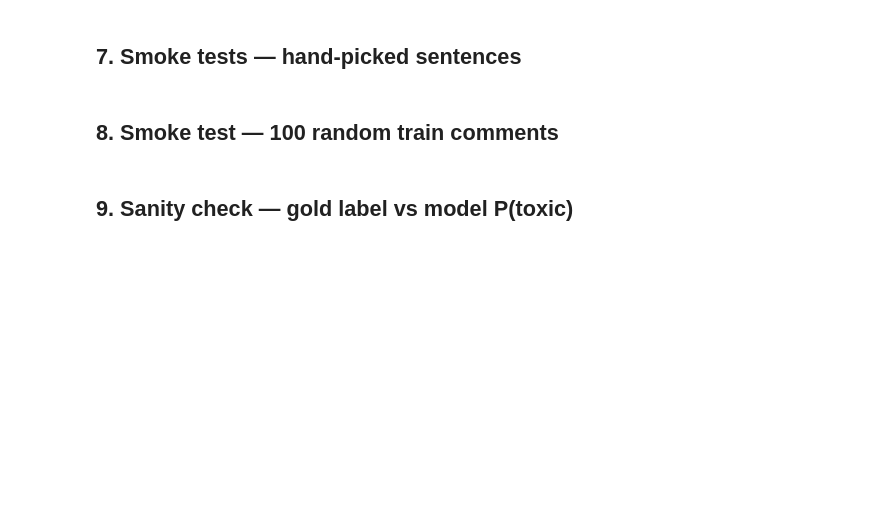
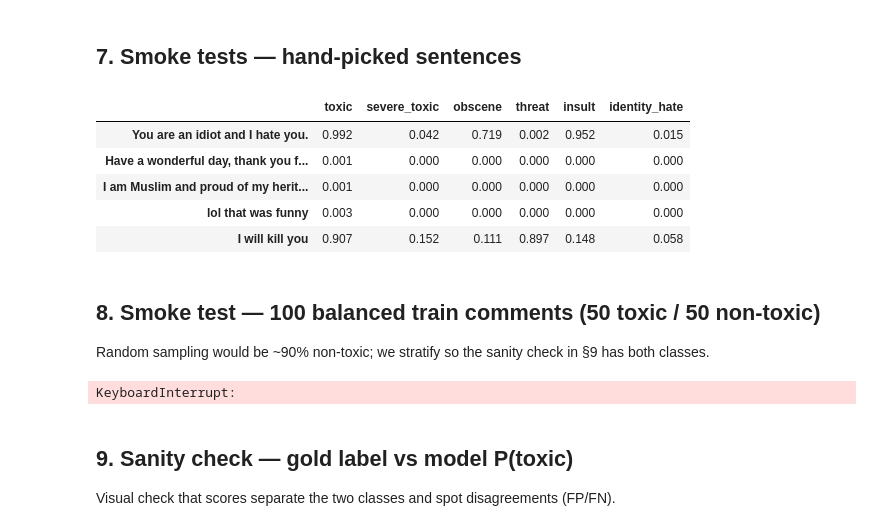
Before and after one commit to Tom-Jacob/DeepProjectHate, a Jupyter notebook: notebooks/01_eda_and_smoke_tests.ipynb, the cells around one changed output. Saved outputs shown, nothing was run; the diff lists cells and outputs as text; code cells hidden in the pictures; blank space fills up the shorter version.

```diff
--- a/notebooks/01_eda_and_smoke_tests.ipynb
+++ b/notebooks/01_eda_and_smoke_tests.ipynb
@@ -137,26 +196,33 @@ print(f"Parameters: {n_params:,}")
 # %% [markdown]
 ## 7. Smoke tests — hand-picked sentences
 # %%
-import torch.nn.functional as F
+MAX_LENGTH = 256
 
 def predict_toxic_scores(texts):
     """Return sigmoid probabilities for all 6 labels."""
-    enc = tokenizer(list(texts), padding=True, truncation=True, max_length=256, return_tensors="pt")
+    enc = tokenizer(
+        list(texts), padding=True, truncation=True, max_length=MAX_LENGTH, return_tensors="pt"
+    )
     enc = {k: v.to(device) for k, v in enc.items()}
     with torch.no_grad():
         logits = model(**enc).logits
         probs = torch.sigmoid(logits).cpu().numpy()
     return pd.DataFrame(probs, columns=TOXIC_LABELS, index=texts)
 
 smoke_texts = [
     "You are an idiot and I hate you.",
     "Have a wonderful day, thank you for your help!",
     "I am Muslim and proud of my heritage.",
     "lol that was funny",
     "I will kill you",
 ]
 
 smoke_df = predict_toxic_scores(smoke_texts)
 smoke_df.round(3)
+# %% [output]
+|  | toxic | severe_toxic | obscene | threat | insult | identity_hate |
+| You are an idiot and I hate you. | 0.992 | 0.042 | 0.719 | 0.002 | 0.952 | 0.015 |
+| Have a wonderful day, thank you f... | 0.001 | 0.000 | 0.000 | 0.000 | 0.000 | 0.000 |
+| I am Muslim and proud of my herit... | 0.001 | 0.000 | 0.000 | 0.000 | 0.000 | 0.000 |
+| lol that was funny | 0.003 | 0.000 | 0.000 | 0.000 | 0.000 | 0.000 |
+| I will kill you | 0.907 | 0.152 | 0.111 | 0.897 | 0.148 | 0.058 |
-# %% [markdown]
-## 8. Smoke test — 100 random train comments
@@ -176,2 +229,47 @@ plt.show()
+# %% [markdown]
+## 8. Smoke test — 100 balanced train comments (50 toxic / 50 non-toxic)
+
+Random sampling would be ~90% non-toxic; we stratify so the sanity check in §9 has both classes.
+# %%
+n_each = 50
+sample = pd.concat(
+    [
+        train_df[train_df["toxic"] == 1].sample(n_each, random_state=SEED),
+        train_df[train_df["toxic"] == 0].sample(n_each, random_state=SEED),
+    ]
+).sample(frac=1, random_state=SEED).reset_index(drop=True)
+
+sample_probs = predict_toxic_scores(sample["comment_text"].tolist())
+
+print(f"Gold toxic rate in sample: {sample['toxic'].mean():.0%} ({sample['toxic'].sum()} / {len(sample)})")
+print("Model P(toxic) distribution:")
+display(sample_probs["toxic"].describe())
+
+fig, axes = plt.subplots(1, 2, figsize=(10, 4))
+
+axes[0].hist(sample_probs["toxic"], bins=20, color="steelblue", edgecolor="white")
+axes[0].set_title("All 100 comments")
+axes[0].set_xlabel("P(toxic)")
+
+for gold, color, label in [(0, "seagreen", "non-toxic"), (1, "indianred", "toxic")]:
+    mask = (sample["toxic"] == gold).values
+    axes[1].hist(
+        sample_probs["toxic"].values[mask],
+        bins=15,
+        alpha=0.65,
+        color=color,
+        label=label,
+        edgecolor="white",
+    )
+axes[1].set_title("By gold label")
+axes[1].set_xlabel("P(toxic)")
+axes[1].legend()
+
+plt.tight_layout()
+plt.show()
+# %% [output]
+KeyboardInterrupt:
 # %% [markdown]
 ## 9. Sanity check — gold label vs model P(toxic)
+
+Visual check that scores separate the two classes and spot disagreements (FP/FN).
```
Also changed, not shown: parts of 17 cells of this notebook, 8 other files.
